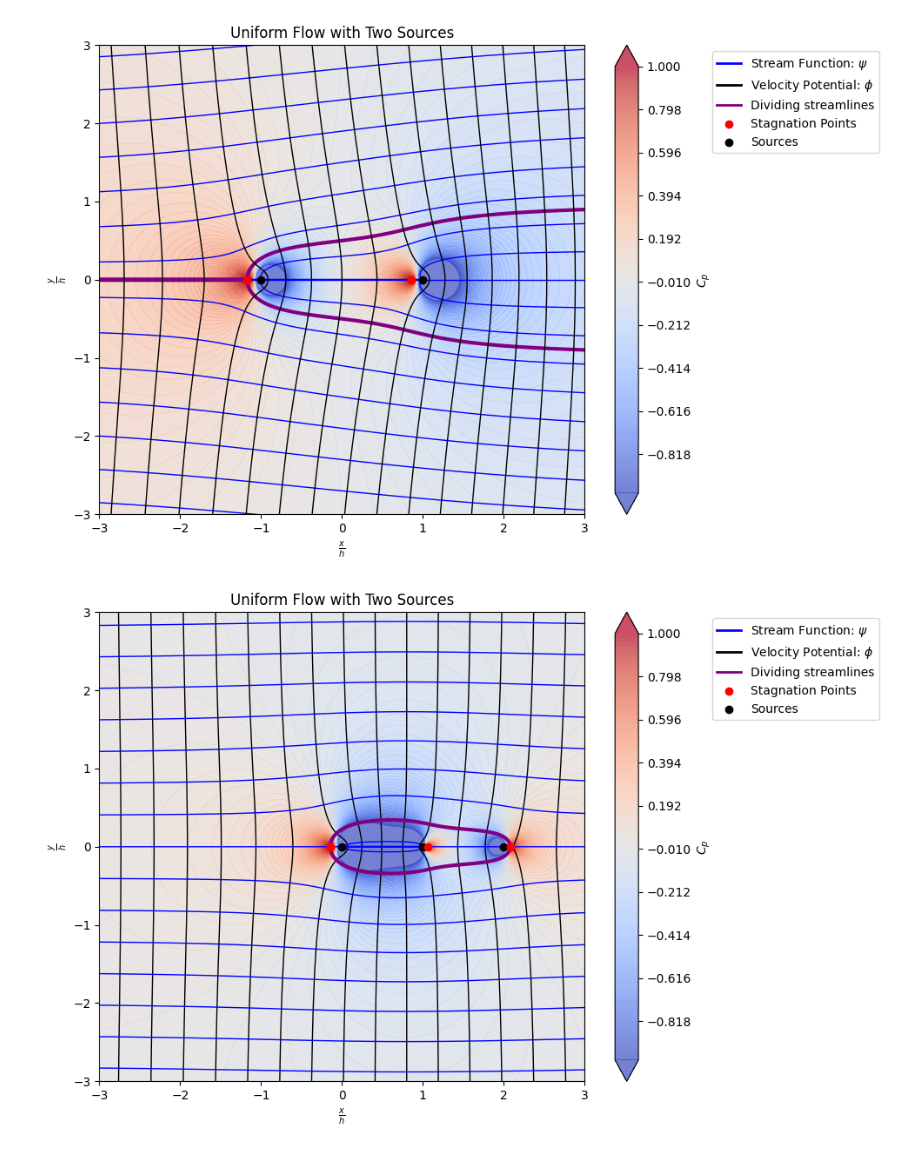
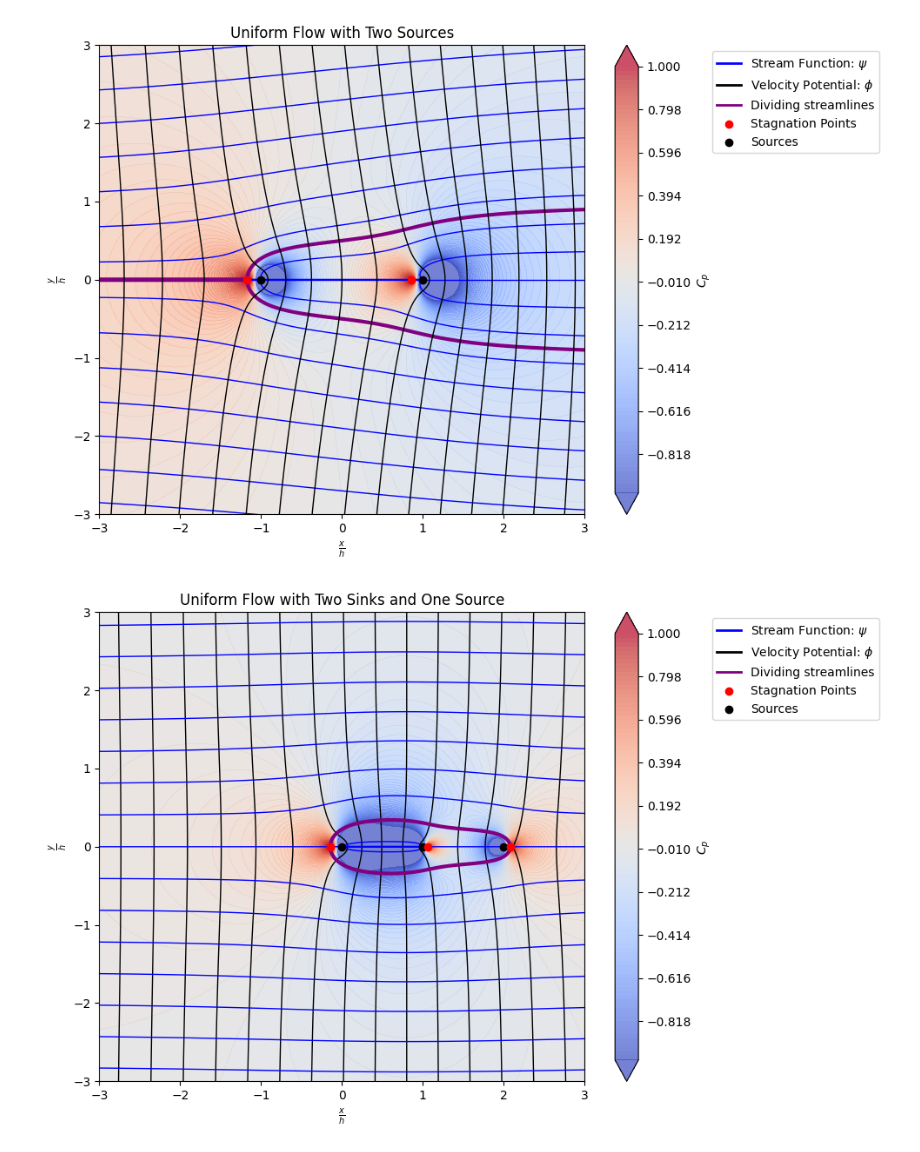
Before and after one commit to darius-uru/fall-2026-courses, a Jupyter notebook: enae414/ENAE414_hw7.ipynb, the cells around one changed output. Saved outputs shown, nothing was run; the diff lists cells and outputs as text; code cells hidden in the pictures.

```diff
--- a/enae414/ENAE414_hw7.ipynb
+++ b/enae414/ENAE414_hw7.ipynb
@@ -748,32 +748,32 @@ psi_body = np.ma.masked_where(np.abs(Y) < 0.03, streamlines)
 CoP = cop2(X, Y, paras)
 stag_points = stagnation_xy(velocity2, paras)
 x_stag2 = [point[0] for point in stag_points]
 y_stag2 = [point[1] for point in stag_points]
 
 
 #plotting
 plt.figure(figsize=(9, 7))
 # Pressure coefficient
 cp_plot2 = plt.contourf(X, Y, CoP, levels=np.linspace(-1, 1, 100), cmap="coolwarm", extend="both", alpha=0.7, linestyles = "solid")
 plt.contour(X, Y, equipot, levels = 20, colors = "black", linestyles = "solid", linewidths = 1)
 plt.contour(X, Y, streamlines, levels = 20, colors = "blue", linestyles = "solid", linewidths = 1)
 plt.contour(    X, Y, psi_body,    levels=[0],    colors="purple",    linewidths=3)
 plt.scatter([0, h, 2*h], [0, 0, 0], color="black", zorder=5)
 plt.scatter(x_stag2, y_stag2, color="red", zorder=5)
 # Formatting
 plt.colorbar(cp_plot2, label=r"$C_p$")
 plt.xlabel(r"$\frac{x}{h}$")
 plt.ylabel(r"$\frac{y}{h}$")
-plt.title("Uniform Flow with Two Sources")
+plt.title("Uniform Flow with Two Sinks and One Source")
 plt.xlim(-3, 3)
 plt.ylim(-3, 3)
 # Legend
 plt.plot([], [], color="blue", linewidth=2, label=r"Stream Function: $\psi$")
 plt.plot([], [], color="black", linewidth=2, label=r"Velocity Potential: $\phi$")
 plt.plot([], [], color="purple", linewidth=2, label=r"Dividing streamlines")
 plt.scatter([], [], color="red", label="Stagnation Points")
 plt.scatter([], [], color="black", label="Sources")
 plt.legend(loc="upper left",bbox_to_anchor=(1.25, 1),fontsize=10)
 plt.show()
 # %% [output]
-[figure, old version]
+[figure, new version]
```
